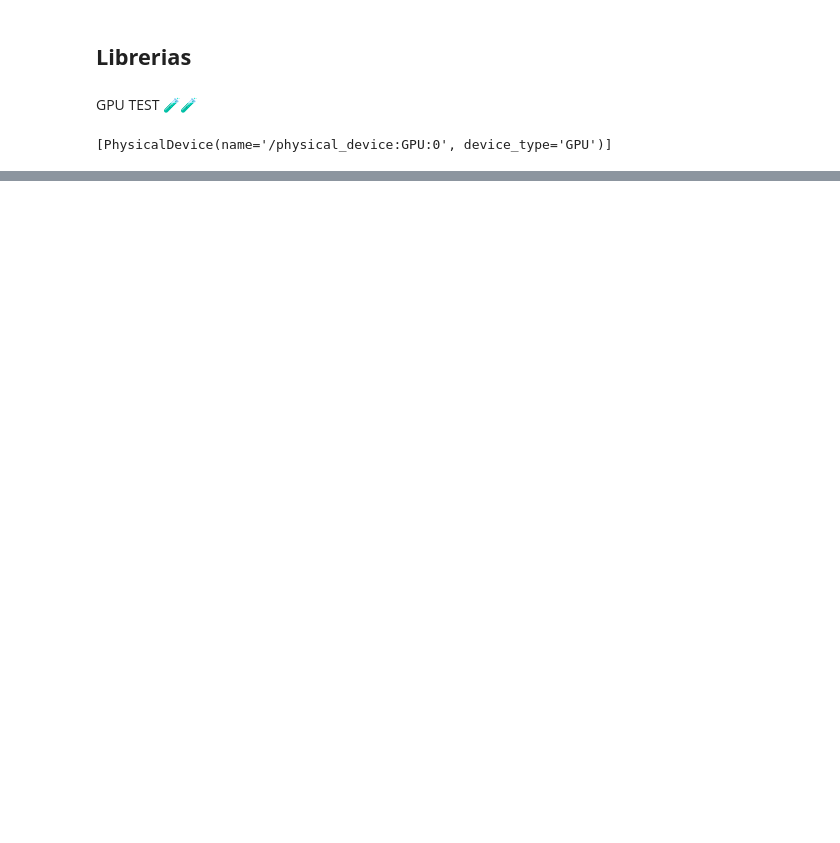
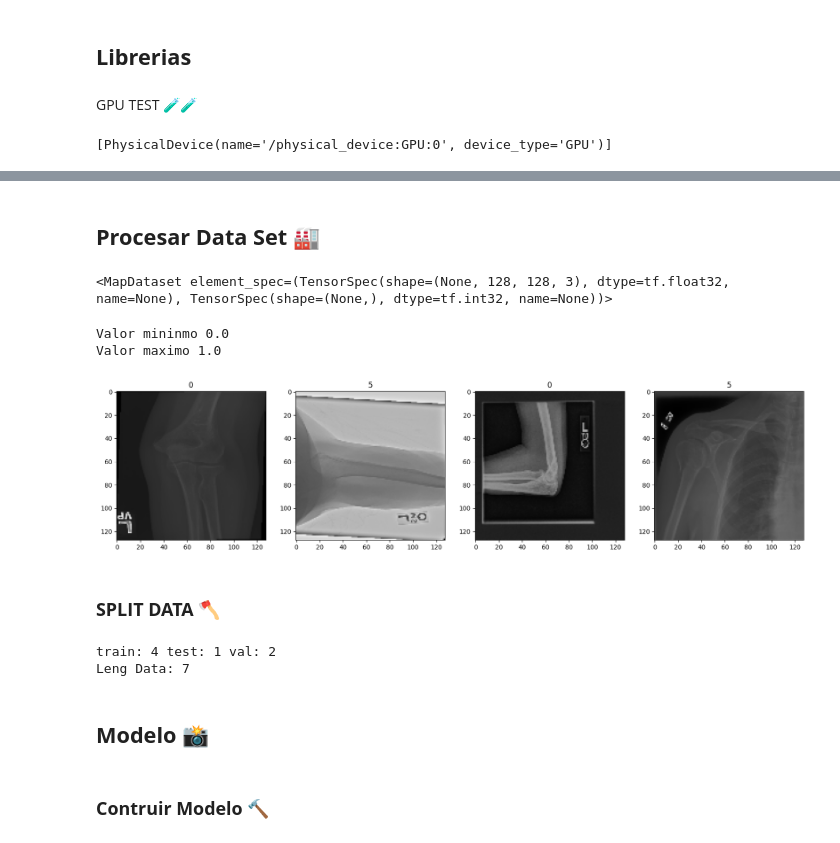
Before and after one commit to santenana/Proyecto-Radiografias, a Jupyter notebook: Proyecto_Train.ipynb, the cells around one changed output, grey strips where cells are left out. Drawn from its saved outputs; the diff is of its cells as text; code cells hidden in the pictures; blank space fills up the shorter version.

```diff
--- a/Proyecto_Train.ipynb
+++ b/Proyecto_Train.ipynb
@@ -462,0 +55,2 @@ IMAGE_SHAPE = (224, 224)
+# %%
+data = tf.keras.utils.image_dataset_from_directory('./Data/train',image_size=(128,128),batch_size=128)
@@ -462,0 +77,34 @@ IMAGE_SHAPE = (224, 224)
+# %% [markdown]
+## **Procesar Data Set 🏭**
+# %%
+data = data.map(lambda x,y: (x/255,y))
+data # Se hace un escalado de los datos
+# %% [output]
+<MapDataset element_spec=(TensorSpec(shape=(None, 128, 128, 3), dtype=tf.float32, name=None), TensorSpec(shape=(None,), dtype=tf.int32, name=None))>
+# %%
+scaled_iterador = data.as_numpy_iterator()
+print(f'Valor mininmo {scaled_iterador.next()[0].min()}')
+print(f'Valor maximo {scaled_iterador.next()[0].max()}')
+# %% [output]
+Valor mininmo 0.0
+Valor maximo 1.0
+# %%
+batch = scaled_iterador.next()
+# %%
+fig, ax = plt.subplots(ncols=4,figsize=(20,20))
+for idx,img in enumerate(batch[0][:4]):
+    ax[idx].imshow(img)
+    ax[idx].title.set_text(batch[1][idx])
+# %% [output]
+[figure, added]
+# %% [markdown]
+### **SPLIT DATA 🪓**
+# %%
+train_size = int(len(data)*.7)
+val_size = int(len(data)*.2)+1
+test_size = int(len(data)*.1)+1
+print(f'train: {train_size}',f'test: {test_size}',f'val: {val_size}')
+print(f'Leng Data: {len(data)}')
+# %% [output]
+train: 4 test: 1 val: 2
+Leng Data: 7
@@ -462,0 +115,4 @@ IMAGE_SHAPE = (224, 224)
+# %% [markdown]
+## **Modelo 📸**
+# %% [markdown]
+### **Contruir Modelo 🔨**
```
Also changed, not shown: parts of 93 cells of this notebook, 2 other files.
